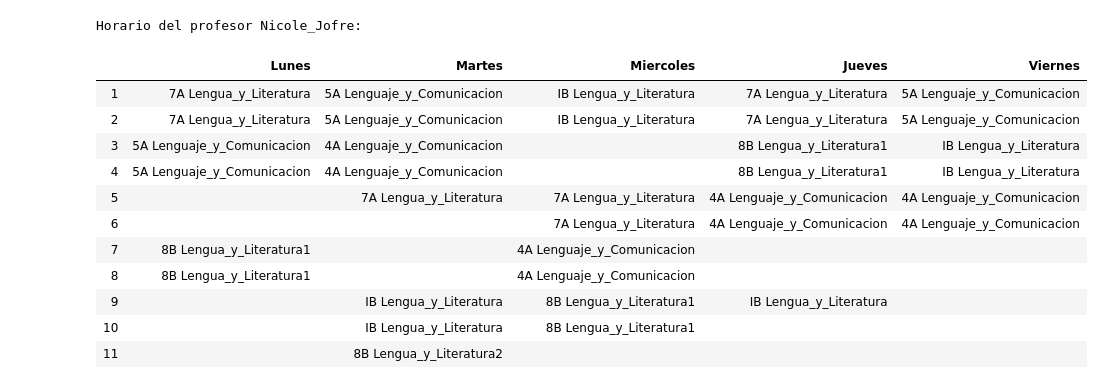
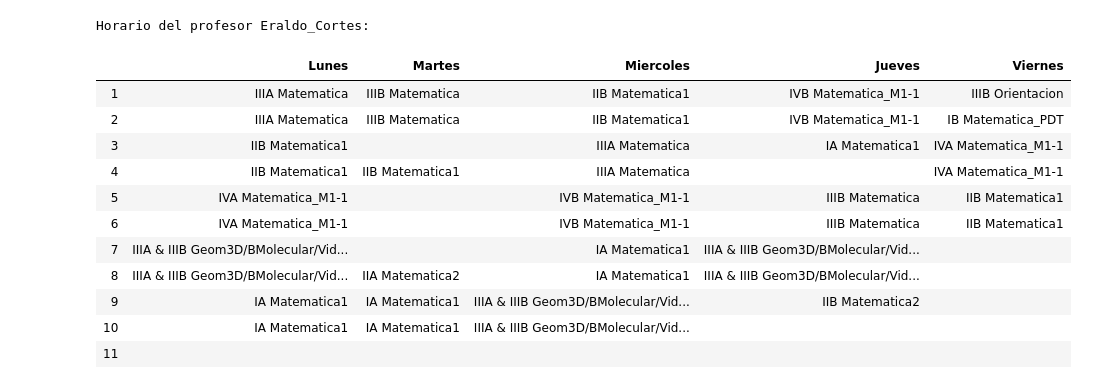
Before and after one commit to acarril/timetable_generator, a Jupyter notebook: Asignador/main.ipynb, the cells around one changed output. Cells and saved outputs as stored; diff of their text form; code cells hidden in the pictures.

```diff
--- a/Asignador/main.ipynb
+++ b/Asignador/main.ipynb
@@ -91,7 +91,7 @@ def asignaciones_no_hechas(profesores_a_definir_por_curso: Mapping[str, List[Uni
 # %%
 model = gp.Model("Generación de horarios de colegio")
 # model.setParam('OutputFlag', 1)
-f = open('probando_formato.json',encoding='utf8')
+f = open('data/probando_formato.json',encoding='utf8')
 
 M = 10000
 data = json.load(f)
@@ -133,7 +133,7 @@ y = model.addVars(total_asignaciones,dias,modulos,vtype=GRB.BINARY, name="y")
 # * Solo para los cursos donde se prefieren módulos dobles
 w = model.addVars(no_asignaciones, vtype=GRB.BINARY, name="w")
 s = model.addVars(profesores_con_dias_limitados,dias,vtype=GRB.BINARY,name="s") # * Solo para los profesores que tienen menos de 5 días
-n = model.addVars(list(carga_profesores.keys()),dias,[i for i in modulos if i+4 in modulos],vtype=GRB.BINARY,name="v")
+n = model.addVars(list(carga_profesores.keys()),dias,[i for i in modulos if i+4 in modulos],vtype=GRB.BINARY,name="b")
 # %%
 model.addConstrs((M * n[p,d,j] >= sum(x[c,p,r,d,j] + y[c,p,r,d,j] + z[c,p,r,d,j] for cs,r in carga_profesores[p] for c in cs) for p in carga_profesores for d in dias for j in [i for i in modulos if i+4 in modulos]),name="R0");
 # %%
@@ -207,7 +207,7 @@ model.addConstrs((sum(x[cs[0],p,r,d,j] + z[cs[0],p,r,d,j] + y[cs[0],p,r,d,j] for
 # %%
 model.addConstrs((sum(x[cs[0],p,r,d,j] + z[cs[0],p,r,d,j] + y[cs[0],p,r,d,j] for cs,r in carga_profesores[p] for j in modulos) <= limitaciones_profesores[p]['maximo_modulos_diario'] for p in carga_profesores for d in dias),name="R16");
 # %%
-model.addConstrs((sum(x[cs[0],p,r,d,j1] + x[cs[0],p,r,d,j2] + x[cs[0],p,r,d,j3] + x[cs[0],p,r,d,j4] + x[cs[0],p,r,d,j5] + z[cs[0],p,r,d,j1] + z[cs[0],p,r,d,j2] + z[cs[0],p,r,d,j3] + z[cs[0],p,r,d,j4] + z[cs[0],p,r,d,j5] + y[cs[0],p,r,d,j1] + y[cs[0],p,r,d,j2] + y[cs[0],p,r,d,j3] + y[cs[0],p,r,d,j4] + y[cs[0],p,r,d,j5] for cs,r in carga_profesores[p]) <= 4 for p in carga_profesores for d in dias for j1,j2,j3,j4,j5 in [(i,i+1,i+2,i+3,i+4) for i in modulos if i+4 in modulos]), name="R17");
+# model.addConstrs((sum(x[cs[0],p,r,d,j1] + x[cs[0],p,r,d,j2] + x[cs[0],p,r,d,j3] + x[cs[0],p,r,d,j4] + x[cs[0],p,r,d,j5] + z[cs[0],p,r,d,j1] + z[cs[0],p,r,d,j2] + z[cs[0],p,r,d,j3] + z[cs[0],p,r,d,j4] + z[cs[0],p,r,d,j5] + y[cs[0],p,r,d,j1] + y[cs[0],p,r,d,j2] + y[cs[0],p,r,d,j3] + y[cs[0],p,r,d,j4] + y[cs[0],p,r,d,j5] for cs,r in carga_profesores[p]) <= 4 for p in carga_profesores for d in dias for j1,j2,j3,j4,j5 in [(i,i+1,i+2,i+3,i+4) for i in modulos if i+4 in modulos]), name="R17");
 # %%
 model.addConstrs((M * s[p,d] >= sum(x[cs[0],p,r,d,j] + z[cs[0],p,r,d,j] + y[cs[0],p,r,d,j] for cs,r in carga_profesores[p] for j in modulos) for d in dias for p in profesores_con_dias_limitados),name="R18");
 # %%
@@ -236,12 +236,6 @@ for c in ramos_en_distintos_dias:
             model.addConstrs((sum(x[c,p1,r1,d,j] + x[c,p2,r2,d,j] + z[c,p1,r1,d,j] + z[c,p2,r2,d,j] + y[c,p1,r1,d,j] + y[c,p2,r2,d,j] for j in modulos) <= max(ramos_por_curso[c][r1]['maximo_modulos_diarios'], ramos_por_curso[c][r2]['maximo_modulos_diarios']) for d in dias),name="R24");
 # %%
 model.addConstrs((x[c,p,r,d,j] + z[c,p,r,d,j] + y[c,p,r,d,j]<= 1 for c,p,r in total_asignaciones for d in dias for j in modulos),name="R25");
-# %%
-for j,k in modulos_consecutivos:
-    model.addConstrs((x[c,p,r,d,j] + z[c,p,r,d,j] <= 1 for c,p,r in total_asignaciones for d in dias),name=f"R26[{j}]");
-# %%
-for j,k in modulos_consecutivos:
-    model.addConstrs((x[c,p,r,d,k] + y[c,p,r,d,k] <= 1 for c,p,r in total_asignaciones for d in dias),name=f"R27[{k}]");
 # %%
 model.addConstrs((z[c,p,r,d,j] - y[c,p,r,d,k] == 0 for c,p,r in total_asignaciones for d in dias for j,k in [(modulos[i],modulos[i+1]) for i in range(len(modulos) - 1)]),name="R28");
 # %%
@@ -471,43 +466,43 @@ def generar_horario_profesor(nombre_profesor,numero_sol):
                     lista_dia.append(' ')
                 while i == clases_profesor[0][3] and j == int(clases_profesor[0][4]):
                     ingreso_clase = True
                     if primera:
                         cursos = f'{clases_profesor[0][0]}'
                     else:
                         cursos += f' & {clases_profesor[0][0]}'
                     ramo = clases_profesor[0][2]
                     clases_profesor.pop(0)
                     primera = False
                     if clases_profesor == []:
                         break
                 if ingreso_clase:
                     lista_dia.append(f'{cursos} \n {ramo}')
         lista_auxiliar.append(lista_dia)
 
     # print(dias)
     horario = PrettyTable([])
     horario.add_column('', modulos)
     # print(modulos)
     # print(horario)
     for i in range(len(dias)):
         # print(lista_auxiliar)
         horario.add_column(lista_auxiliar[i][0], lista_auxiliar[i][1:], align='c')
     horario.format = True
     print(f'Horario del profesor {nombre_profesor}: ')
     return horario
 
-generar_horario_profesor(nombre_profesor='Nicole_Jofre', numero_sol=1)
+generar_horario_profesor(nombre_profesor='Eraldo_Cortes', numero_sol=1)
 # %% [output]
-Horario del profesor Nicole_Jofre:
+Horario del profesor Eraldo_Cortes:
 |  | Lunes | Martes | Miercoles | Jueves | Viernes |
-| 1 | 7A Lengua_y_Literatura | 5A Lenguaje_y_Comunicacion | IB Lengua_y_Literatura | 7A Lengua_y_Literatura | 5A Lenguaje_y_Comunicacion |
-| 2 | 7A Lengua_y_Literatura | 5A Lenguaje_y_Comunicacion | IB Lengua_y_Literatura | 7A Lengua_y_Literatura | 5A Lenguaje_y_Comunicacion |
-| 3 | 5A Lenguaje_y_Comunicacion | 4A Lenguaje_y_Comunicacion |  | 8B Lengua_y_Literatura1 | IB Lengua_y_Literatura |
-| 4 | 5A Lenguaje_y_Comunicacion | 4A Lenguaje_y_Comunicacion |  | 8B Lengua_y_Literatura1 | IB Lengua_y_Literatura |
-| 5 |  | 7A Lengua_y_Literatura | 7A Lengua_y_Literatura | 4A Lenguaje_y_Comunicacion | 4A Lenguaje_y_Comunicacion |
-| 6 |  |  | 7A Lengua_y_Literatura | 4A Lenguaje_y_Comunicacion | 4A Lenguaje_y_Comunicacion |
-| 7 | 8B Lengua_y_Literatura1 |  | 4A Lenguaje_y_Comunicacion |  |  |
-| 8 | 8B Lengua_y_Literatura1 |  | 4A Lenguaje_y_Comunicacion |  |  |
-| 9 |  | IB Lengua_y_Literatura | 8B Lengua_y_Literatura1 | IB Lengua_y_Literatura |  |
-| 10 |  | IB Lengua_y_Literatura | 8B Lengua_y_Literatura1 |  |  |
-| 11 |  | 8B Lengua_y_Literatura2 |  |  |  |
+| 1 | IIIA Matematica | IIIB Matematica | IIB Matematica1 | IVB Matematica_M1-1 | IIIB Orientacion |
+| 2 | IIIA Matematica | IIIB Matematica | IIB Matematica1 | IVB Matematica_M1-1 | IB Matematica_PDT |
+| 3 | IIB Matematica1 |  | IIIA Matematica | IA Matematica1 | IVA Matematica_M1-1 |
+| 4 | IIB Matematica1 | IIB Matematica1 | IIIA Matematica |  | IVA Matematica_M1-1 |
+| 5 | IVA Matematica_M1-1 |  | IVB Matematica_M1-1 | IIIB Matematica | IIB Matematica1 |
+| 6 | IVA Matematica_M1-1 |  | IVB Matematica_M1-1 | IIIB Matematica | IIB Matematica1 |
+| 7 | IIIA & IIIB Geom3D/BMolecular/Vid... |  | IA Matematica1 | IIIA & IIIB Geom3D/BMolecular/Vid... |  |
+| 8 | IIIA & IIIB Geom3D/BMolecular/Vid... | IIA Matematica2 | IA Matematica1 | IIIA & IIIB Geom3D/BMolecular/Vid... |  |
+| 9 | IA Matematica1 | IA Matematica1 | IIIA & IIIB Geom3D/BMolecular/Vid... | IIB Matematica2 |  |
+| 10 | IA Matematica1 | IA Matematica1 | IIIA & IIIB Geom3D/BMolecular/Vid... |  |  |
+| 11 |  |  |  |  |  |
```
Also changed, not shown: parts of 2 cells of this notebook, 1 other file.
